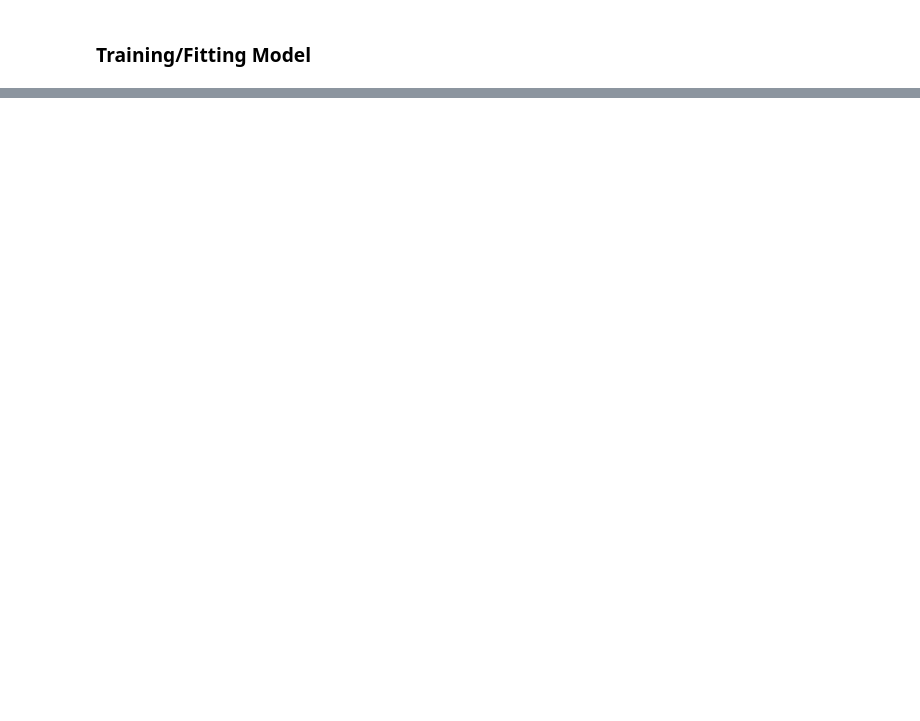
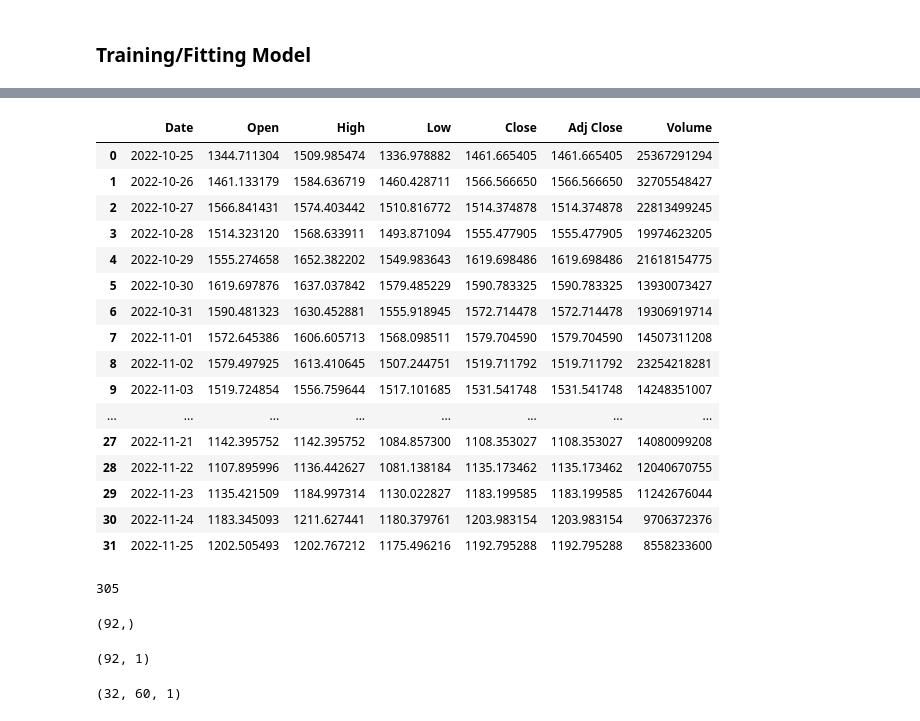
Before and after one commit to abhimanyus1997/ML-Basics, a Jupyter notebook: deeplearning/04-RNN.ipynb, the cells around one changed output, grey strips where cells are left out. Cells and saved outputs as stored; diff of their text form; code cells hidden in the pictures; blank space fills up the shorter version.

```diff
--- a/deeplearning/04-RNN.ipynb
+++ b/deeplearning/04-RNN.ipynb
@@ -206,0 +225,2 @@ Epoch 200/200
+# %%
+dataset_test = pd.read_csv("dataset_dl/ETH-USD-Test.csv")
@@ -206,0 +246,20 @@ Epoch 200/200
+# %%
+display(dataset_test)
+# %% [output]
+|  | Date | Open | High | Low | Close | Adj Close | Volume |
+| 0 | 2022-10-25 | 1344.711304 | 1509.985474 | 1336.978882 | 1461.665405 | 1461.665405 | 25367291294 |
+| 1 | 2022-10-26 | 1461.133179 | 1584.636719 | 1460.428711 | 1566.566650 | 1566.566650 | 32705548427 |
+| 2 | 2022-10-27 | 1566.841431 | 1574.403442 | 1510.816772 | 1514.374878 | 1514.374878 | 22813499245 |
+| 3 | 2022-10-28 | 1514.323120 | 1568.633911 | 1493.871094 | 1555.477905 | 1555.477905 | 19974623205 |
+| 4 | 2022-10-29 | 1555.274658 | 1652.382202 | 1549.983643 | 1619.698486 | 1619.698486 | 21618154775 |
+| 5 | 2022-10-30 | 1619.697876 | 1637.037842 | 1579.485229 | 1590.783325 | 1590.783325 | 13930073427 |
+| 6 | 2022-10-31 | 1590.481323 | 1630.452881 | 1555.918945 | 1572.714478 | 1572.714478 | 19306919714 |
+| 7 | 2022-11-01 | 1572.645386 | 1606.605713 | 1568.098511 | 1579.704590 | 1579.704590 | 14507311208 |
+| 8 | 2022-11-02 | 1579.497925 | 1613.410645 | 1507.244751 | 1519.711792 | 1519.711792 | 23254218281 |
+| 9 | 2022-11-03 | 1519.724854 | 1556.759644 | 1517.101685 | 1531.541748 | 1531.541748 | 14248351007 |
+| ... | ... | ... | ... | ... | ... | ... | ... |
+| 27 | 2022-11-21 | 1142.395752 | 1142.395752 | 1084.857300 | 1108.353027 | 1108.353027 | 14080099208 |
+| 28 | 2022-11-22 | 1107.895996 | 1136.442627 | 1081.138184 | 1135.173462 | 1135.173462 | 12040670755 |
+| 29 | 2022-11-23 | 1135.421509 | 1184.997314 | 1130.022827 | 1183.199585 | 1183.199585 | 11242676044 |
+| 30 | 2022-11-24 | 1183.345093 | 1211.627441 | 1180.379761 | 1203.983154 | 1203.983154 | 9706372376 |
+| 31 | 2022-11-25 | 1202.505493 | 1202.767212 | 1175.496216 | 1192.795288 | 1192.795288 | 8558233600 |
@@ -206,0 +272,14 @@ Epoch 200/200
+# %%
+len(dataset_total)
+# %% [output]
+305
+# %%
+inputs = dataset_total[len(dataset_total) - len(dataset_test) - 60:].values
+inputs.shape
+# %% [output]
+(92,)
+# %%
+inputs = inputs.reshape(-1,1)
+inputs.shape
+# %% [output]
+(92, 1)
@@ -206,0 +293,4 @@ Epoch 200/200
+# %%
+X_test.shape
+# %% [output]
+(32, 60, 1)
```
Also changed, not shown: parts of 15 cells of this notebook.
